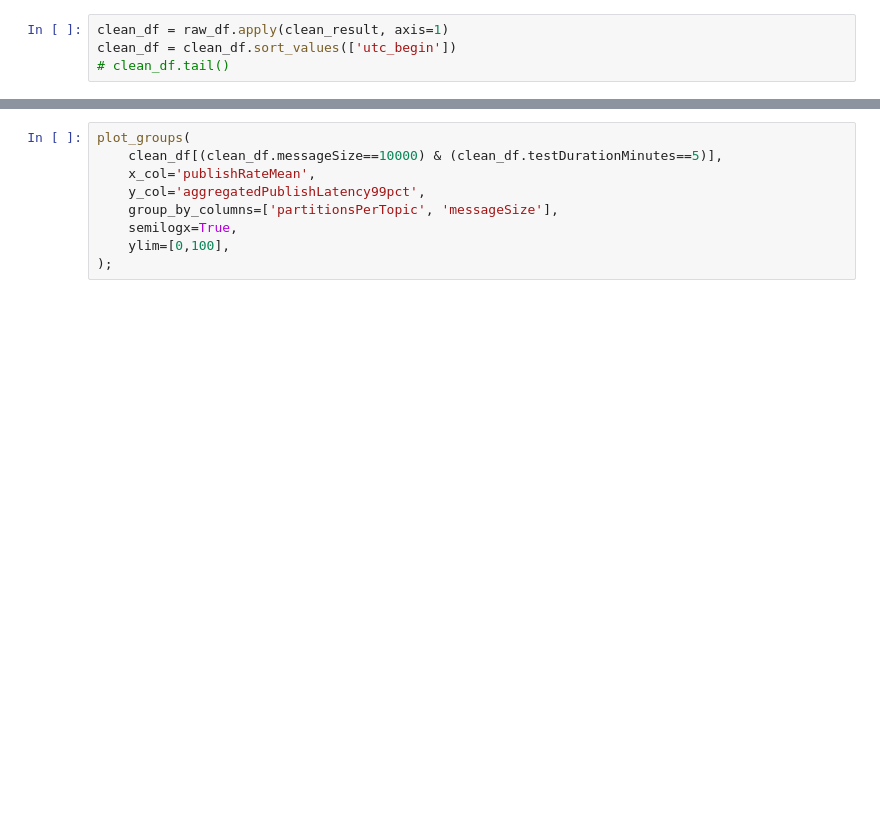
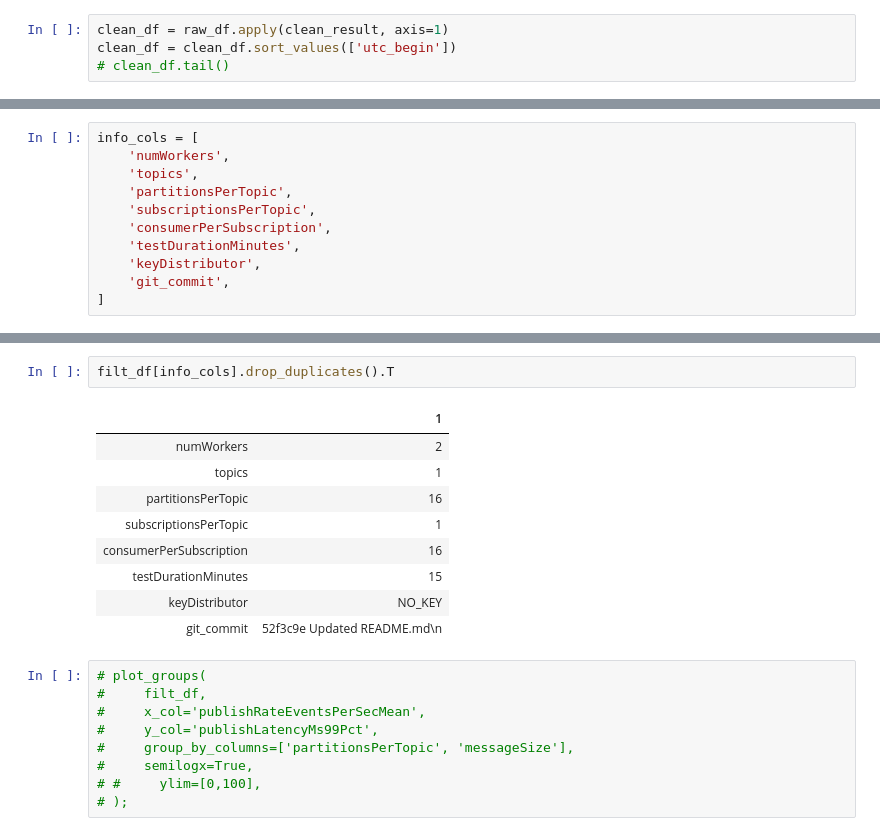
Before and after one commit to pravega/openmessaging-benchmark, a Jupyter notebook: results-analyzer/results-analyzer-1.ipynb, the cells around one changed output, grey strips where cells are left out. Drawn from its saved outputs; the diff is of its cells as text; blank space fills up the shorter version.

```diff
--- a/results-analyzer/results-analyzer-1.ipynb
+++ b/results-analyzer/results-analyzer-1.ipynb
@@ -63,0 +86,11 @@ df = clean_df[
+# %%
+info_cols = [
+    'numWorkers',
+    'topics',
+    'partitionsPerTopic',
+    'subscriptionsPerTopic',
+    'consumerPerSubscription',
+    'testDurationMinutes',
+    'keyDistributor',
+    'git_commit',
+]
@@ -64,9 +195,21 @@ df = clean_df[
+# %%
+filt_df[info_cols].drop_duplicates().T
+# %% [output]
+|  | 1 |
+| numWorkers | 2 |
+| topics | 1 |
+| partitionsPerTopic | 16 |
+| subscriptionsPerTopic | 1 |
+| consumerPerSubscription | 16 |
+| testDurationMinutes | 15 |
+| keyDistributor | NO_KEY |
+| git_commit | 52f3c9e Updated README.md\n |
 # %%
-plot_groups(
-    clean_df[(clean_df.messageSize==10000) & (clean_df.testDurationMinutes==5)],
-    x_col='publishRateMean',
-    y_col='aggregatedPublishLatency99pct',
-    group_by_columns=['partitionsPerTopic', 'messageSize'],
-    semilogx=True,
-    ylim=[0,100],
-);
+# plot_groups(
+#     filt_df,
+#     x_col='publishRateEventsPerSecMean',
+#     y_col='publishLatencyMs99Pct',
+#     group_by_columns=['partitionsPerTopic', 'messageSize'],
+#     semilogx=True,
+# #     ylim=[0,100],
+# );
```
Also changed, not shown: parts of 13 cells of this notebook, 1 other file.
